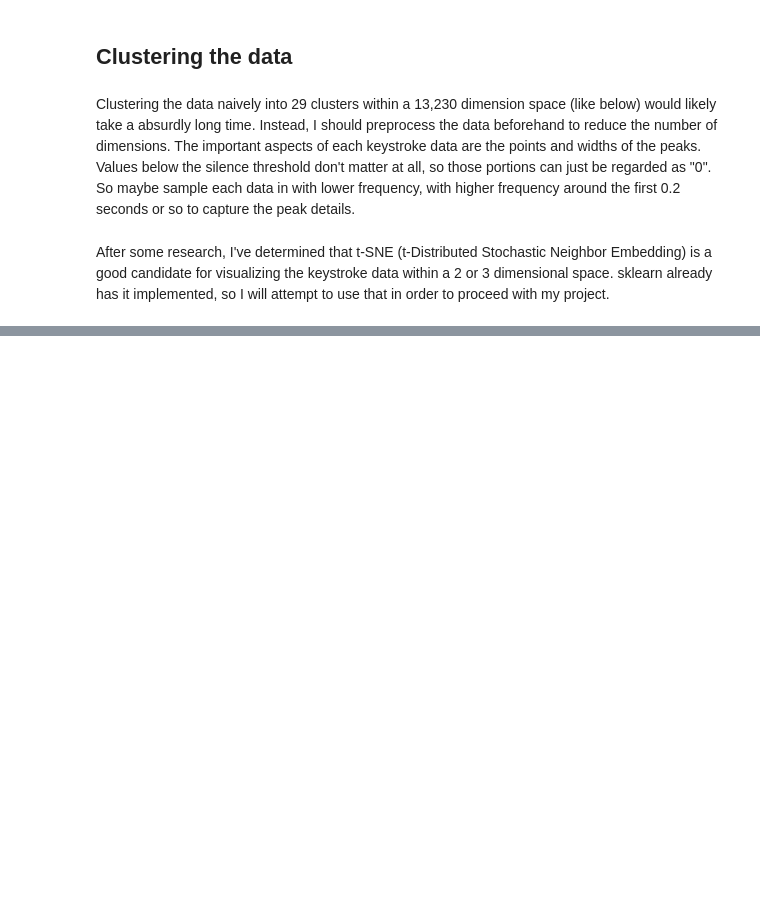
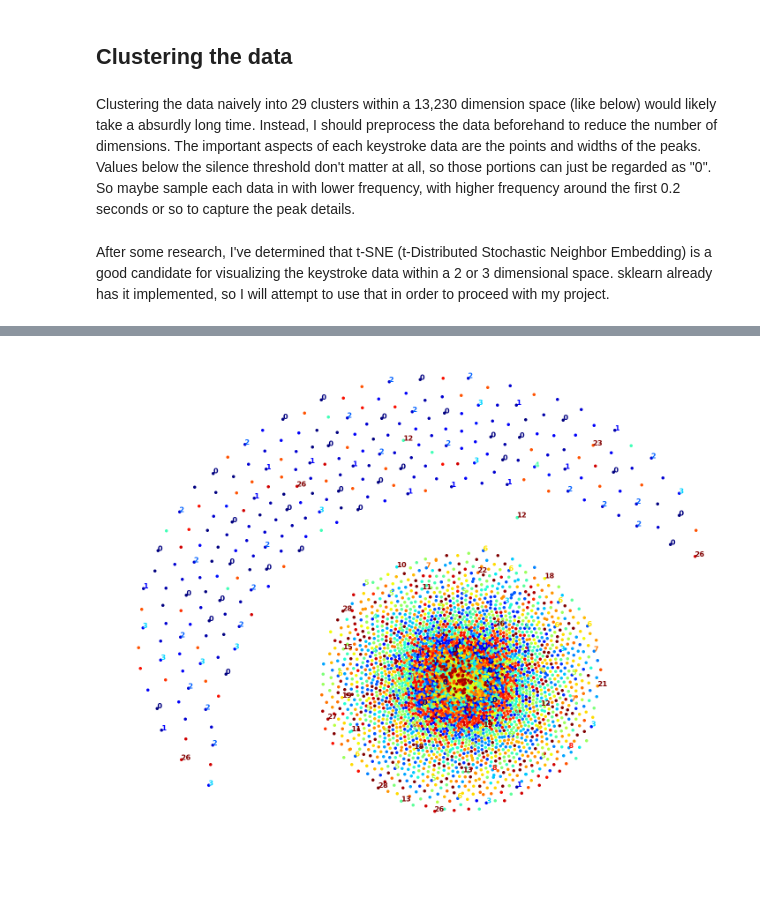
Before and after one commit to shoyo/acoustic-keylogger, a Jupyter notebook: src/clustering.ipynb, the cells around one changed output, grey strips where cells are left out. Drawn from its saved outputs; the diff is of its cells as text; code cells hidden in the pictures; blank space fills up the shorter version.

```diff
--- a/src/clustering.ipynb
+++ b/src/clustering.ipynb
@@ -118,0 +173,36 @@ plt.show()
+# %%
+def plot_keystrokes(X, y, min_distance=0.05, images=None, figsize=(13, 10)):
+    """Plot keystrokes data X in 2D plane with graphical labels.
+
+    Mostly copied from plot_digits() function from:
+    https://github.com/ageron/handson-ml/blob/master/08_dimensionality_reduction.ipynb
+    """
+    X_norm = MinMaxScaler().fit_transform(X)
+    # Create list of coordinates plotted so far.
+    # Initialized with point plotted far from start to bypass if-conditions
+    neighbors = np.array([[10., 10.]])
+    plt.figure(figsize=figsize)
+    cmap = plt.cm.get_cmap('jet')
+    labels = np.unique(y)
+    for label in labels:
+        plt.scatter(X_norm[y == label, 0], X_norm[y == label, 1], c=[cmap(label / 28)])
+    plt.axis('off')
+    ax = plt.gcf().gca() # get current axes in current figure
+    for index, image_coord in enumerate(X_norm):
+        closest_distance = np.linalg.norm(np.array(neighbors) - image_coord, axis=1).min()
+        if closest_distance > min_distance:
+            neighbors = np.r_[neighbors, [image_coord]]
+            if images is None:
+                if images is None:
+                    plt.text(image_coord[0], image_coord[1], str(int(y[index])),
+                             color=cmap(y[index] / 9), fontdict={"weight": "bold", "size": 16})
+                else:
+                    image = images[index]
+                    imagebox = AnnotationBbox(OffsetImage(image, cmap="binary"), image_coord)
+                    ax.add_artist(imagebox)
+# %%
+plot_keystrokes(data_embedded, labels, figsize=(25, 20))
+# %% [output]
+[figure, added]
+# %% [markdown]
+###
```
Also changed, not shown: parts of 15 cells of this notebook, 1 other file.
